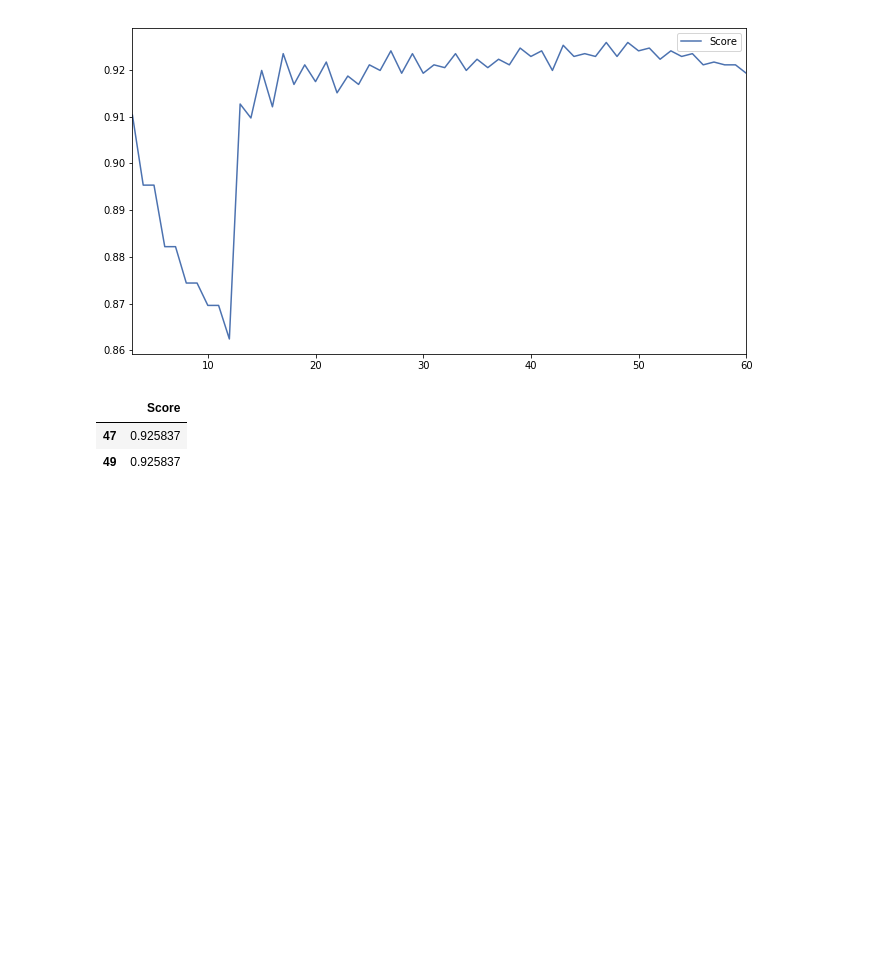
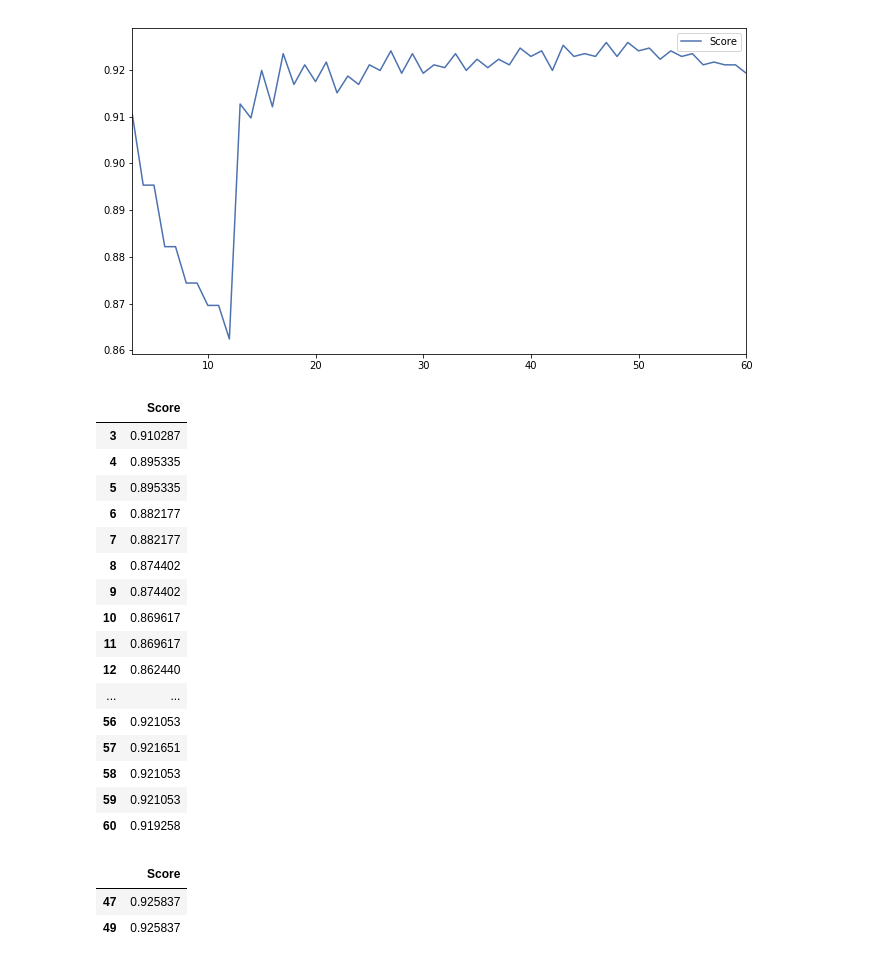
Before and after one commit to rachitrawat/SpamShield, a Jupyter notebook: main.ipynb, the cells around one changed output. Cells and saved outputs as stored; diff of their text form; code cells hidden in the pictures; blank space fills up the shorter version.

```diff
--- a/main.ipynb
+++ b/main.ipynb
@@ -154,6 +154,26 @@ df.plot(figsize=(11, 6))
 # %% [output]
 <matplotlib.axes._subplots.AxesSubplot at 0x...>
 [figure]
+# %%
+df[df['Score'] == df['Score']]
+# %% [output]
+|  | Score |
+| 3 | 0.910287 |
+| 4 | 0.895335 |
+| 5 | 0.895335 |
+| 6 | 0.882177 |
+| 7 | 0.882177 |
+| 8 | 0.874402 |
+| 9 | 0.874402 |
+| 10 | 0.869617 |
+| 11 | 0.869617 |
+| 12 | 0.862440 |
+| ... | ... |
+| 56 | 0.921053 |
+| 57 | 0.921651 |
+| 58 | 0.921053 |
+| 59 | 0.921053 |
+| 60 | 0.919258 |
 # %%
 df[df['Score'] == df['Score'].max()]
 # %% [output]
```
Also changed, not shown: parts of 8 cells of this notebook.
